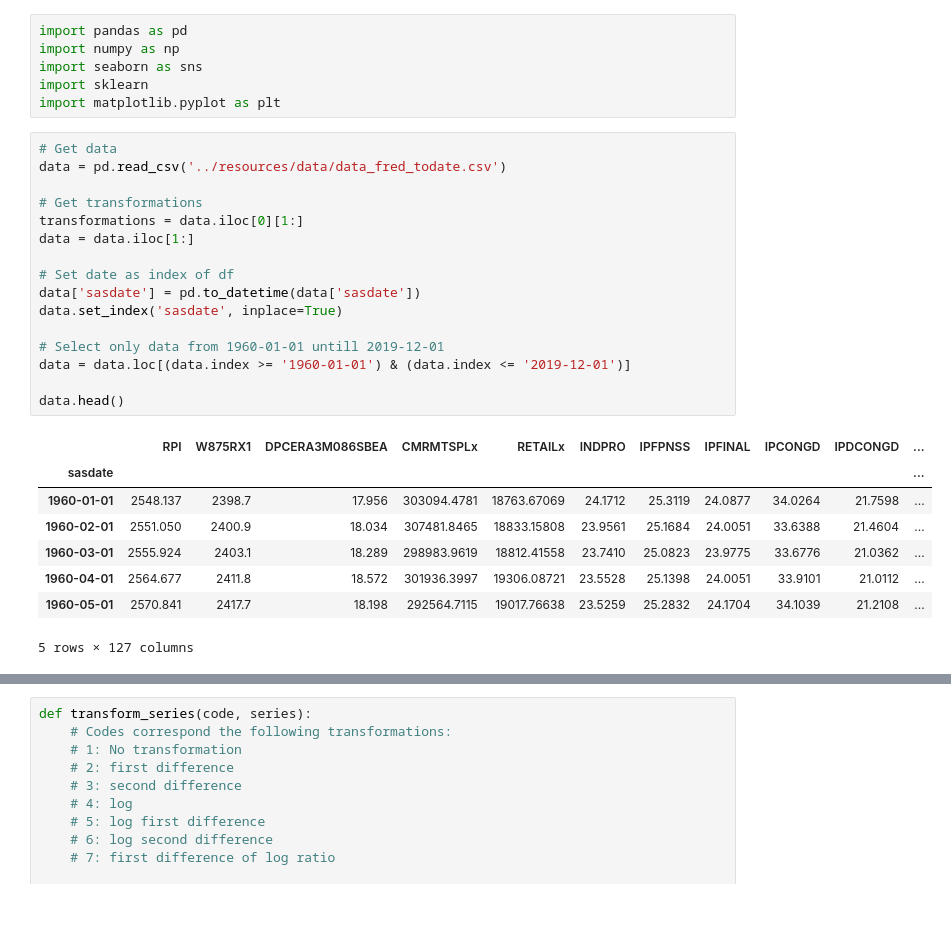
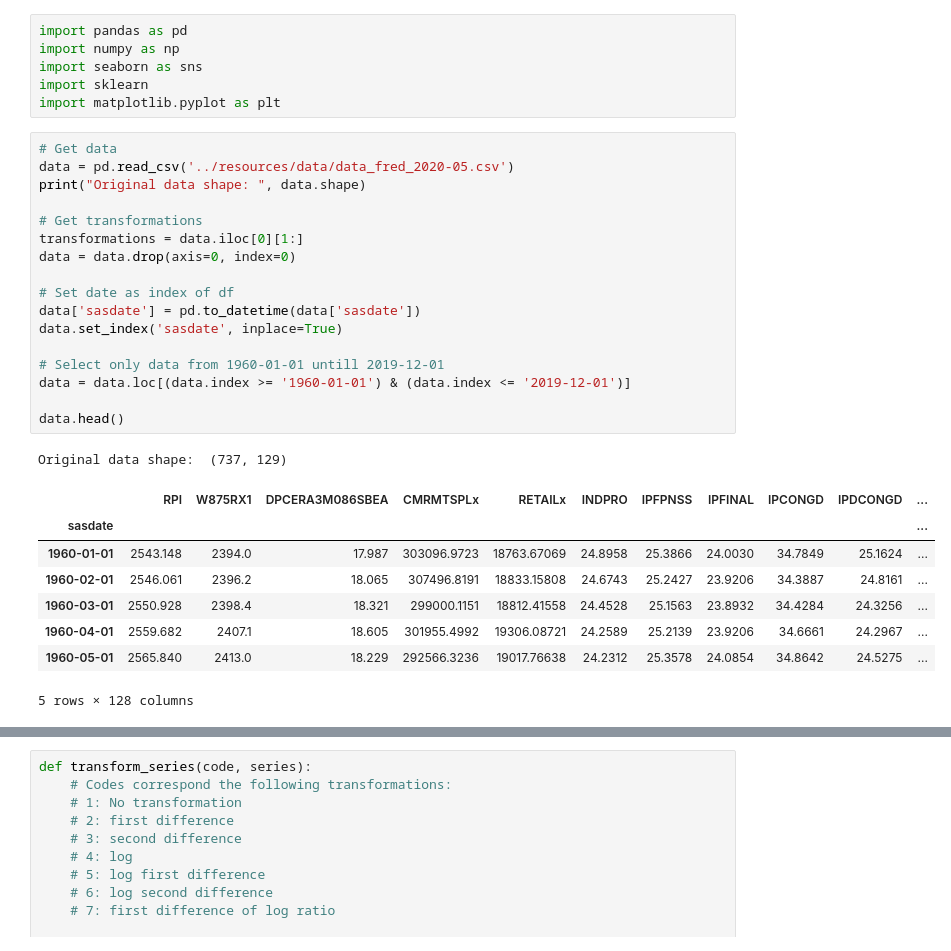
Before and after one commit to VLDrenth/sPCA-thesis, a Jupyter notebook: src/explore.ipynb, the cells around one changed output, grey strips where cells are left out. Cells and saved outputs as stored; diff of their text form; blank space fills up the shorter version.

Commit message:
Replaced correct data using FRED MD 2020 05

```diff
--- a/src/explore.ipynb
+++ b/src/explore.ipynb
@@ -6,29 +6,31 @@ import sklearn
 import matplotlib.pyplot as plt
 # %%
 # Get data
-data = pd.read_csv('../resources/data/data_fred_todate.csv')
+data = pd.read_csv('../resources/data/data_fred_2020-05.csv')
+print("Original data shape: ", data.shape)
 
 # Get transformations
 transformations = data.iloc[0][1:]
-data = data.iloc[1:]
+data = data.drop(axis=0, index=0)
 
 # Set date as index of df
 data['sasdate'] = pd.to_datetime(data['sasdate'])
 data.set_index('sasdate', inplace=True)
 
 # Select only data from 1960-01-01 untill 2019-12-01
 data = data.loc[(data.index >= '1960-01-01') & (data.index <= '2019-12-01')]
 
 data.head()
 # %% [output]
+Original data shape:  (737, 129)
 |  | RPI | W875RX1 | DPCERA3M086SBEA | CMRMTSPLx | RETAILx | INDPRO | IPFPNSS | IPFINAL | IPCONGD | IPDCONGD | ... |
 | sasdate |  |  |  |  |  |  |  |  |  |  | ... |
-| 1960-01-01 | 2548.137 | 2398.7 | 17.956 | 303094.4781 | 18763.67069 | 24.1712 | 25.3119 | 24.0877 | 34.0264 | 21.7598 | ... |
-| 1960-02-01 | 2551.050 | 2400.9 | 18.034 | 307481.8465 | 18833.15808 | 23.9561 | 25.1684 | 24.0051 | 33.6388 | 21.4604 | ... |
-| 1960-03-01 | 2555.924 | 2403.1 | 18.289 | 298983.9619 | 18812.41558 | 23.7410 | 25.0823 | 23.9775 | 33.6776 | 21.0362 | ... |
-| 1960-04-01 | 2564.677 | 2411.8 | 18.572 | 301936.3997 | 19306.08721 | 23.5528 | 25.1398 | 24.0051 | 33.9101 | 21.0112 | ... |
-| 1960-05-01 | 2570.841 | 2417.7 | 18.198 | 292564.7115 | 19017.76638 | 23.5259 | 25.2832 | 24.1704 | 34.1039 | 21.2108 | ... |
+| 1960-01-01 | 2543.148 | 2394.0 | 17.987 | 303096.9723 | 18763.67069 | 24.8958 | 25.3866 | 24.0030 | 34.7849 | 25.1624 | ... |
+| 1960-02-01 | 2546.061 | 2396.2 | 18.065 | 307496.8191 | 18833.15808 | 24.6743 | 25.2427 | 23.9206 | 34.3887 | 24.8161 | ... |
+| 1960-03-01 | 2550.928 | 2398.4 | 18.321 | 299000.1151 | 18812.41558 | 24.4528 | 25.1563 | 23.8932 | 34.4284 | 24.3256 | ... |
+| 1960-04-01 | 2559.682 | 2407.1 | 18.605 | 301955.4992 | 19306.08721 | 24.2589 | 25.2139 | 23.9206 | 34.6661 | 24.2967 | ... |
+| 1960-05-01 | 2565.840 | 2413.0 | 18.229 | 292566.3236 | 19017.76638 | 24.2312 | 25.3578 | 24.0854 | 34.8642 | 24.5275 | ... |
-5 rows × 127 columns
+5 rows × 128 columns
 # %%
 # Considering missing values and show highest 10. Only need to drop 5 series
 print("MISSING: \n", data.isnull().sum().sort_values(ascending=False).head(6))
```
Also changed, not shown: parts of 3 cells of this notebook, 2 other files.
